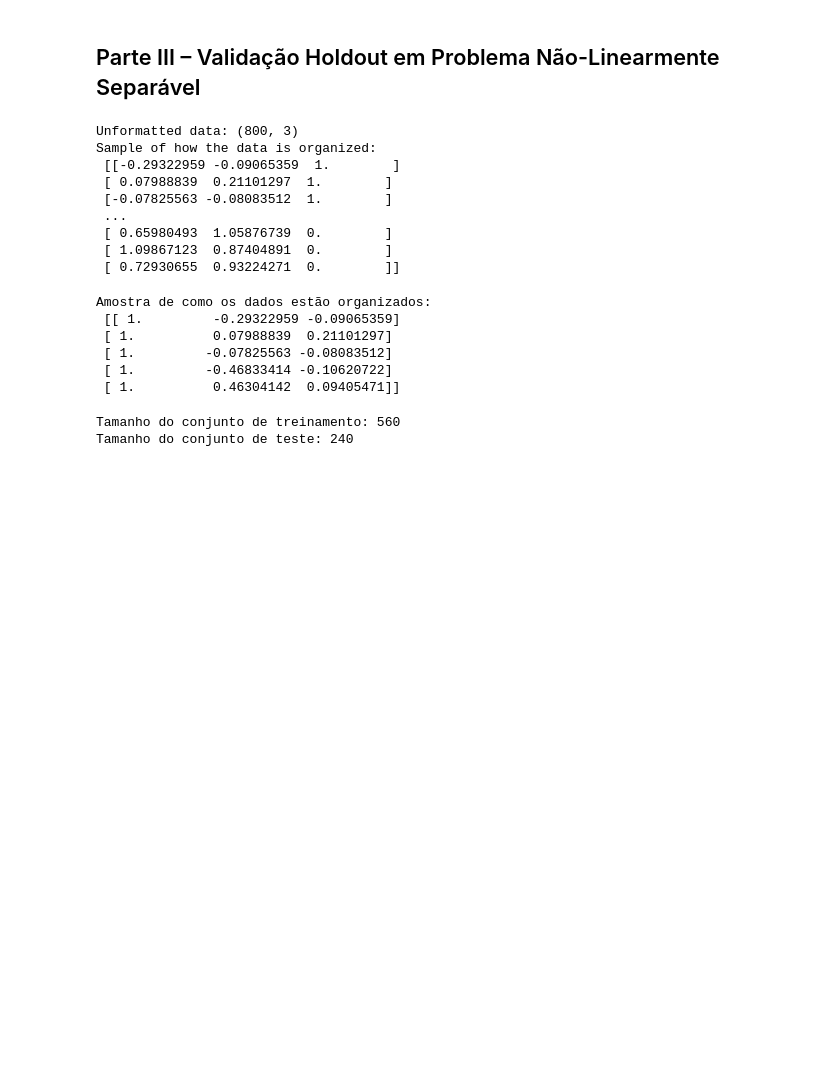
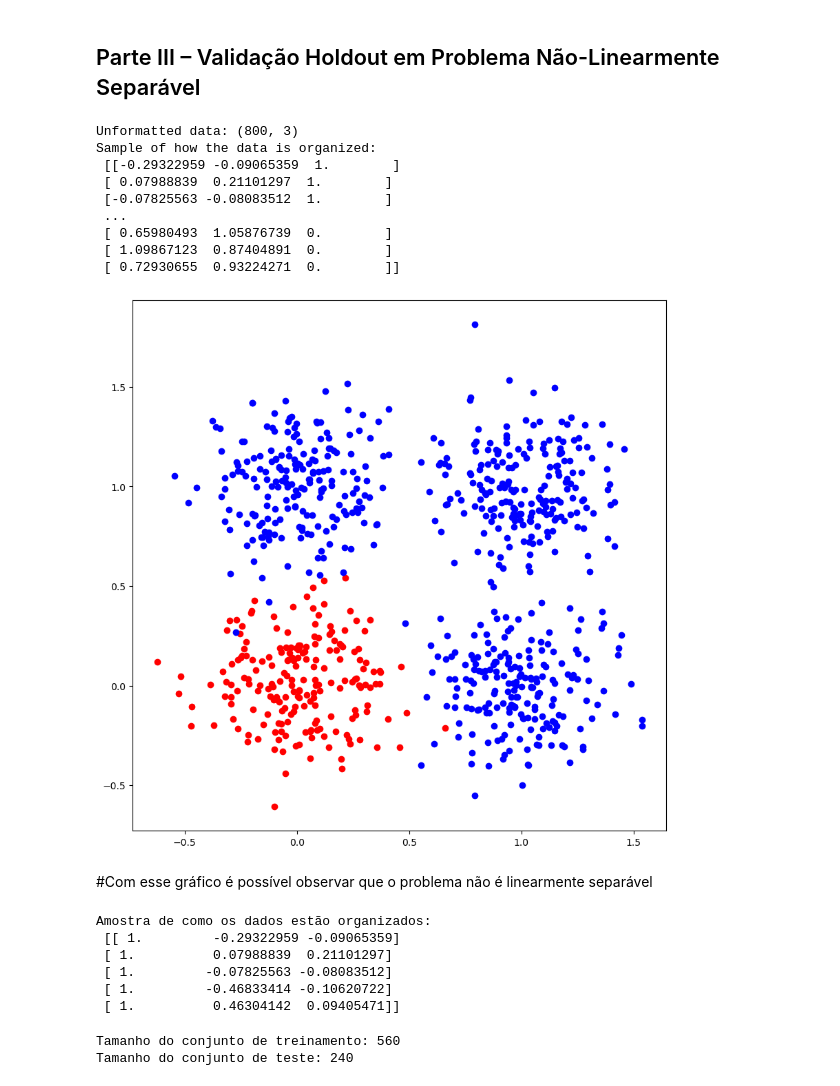
Before and after one commit to zeneto11/RNA-2024.1-PP2.1, a Jupyter notebook: code/perceptron.ipynb, the cells around one changed output. Saved outputs shown, nothing was run; the diff lists cells and outputs as text; code cells hidden in the pictures; blank space fills up the shorter version.

```diff
--- a/code/perceptron.ipynb
+++ b/code/perceptron.ipynb
@@ -31,7 +33,7 @@ def load_data(file_path):
 def step_function(net_input, theta=0.0):
     return 1 if net_input >= theta else 0
 
-def perceptron(w, X, y, eta=0.1):
+def perceptron(w, X, y, eta=0.1, max_epochs=None, shuffle_epoch=False):
     num_epochs = 0
     total_adjustments = 0
     converged = False
@@ -39,6 +41,12 @@ def perceptron(w, X, y, eta=0.1):
     while not converged: # treinar até a convergência
         num_epochs += 1
         adjustments = 0
+
+        if shuffle_epoch:
+            indices = np.arange(X.shape[0])
+            np.random.shuffle(indices)
+            X = X[indices]
+            y = y[indices]
 
         for i in range(X.shape[0]):
             net_input = np.dot(X[i], w)
@@ -50,7 +58,7 @@ def perceptron(w, X, y, eta=0.1):
                 adjustments += 1
                 total_adjustments += 1
 
-        if adjustments == 0:
+        if adjustments == 0 or (max_epochs is not None and num_epochs >= max_epochs):
             converged = True
 
     return total_adjustments, num_epochs, w
@@ -68,6 +76,24 @@ def holdout_split(X, y, split_ratio=0.7):
     y_train, y_test = y[train_indices], y[test_indices]
 
     return X_train, X_test, y_train, y_test
+
+def test_perceptron(w, X, y):
+    correct_predictions = 0
+    for i in range(X.shape[0]):
+        net_input = np.dot(X[i], w)
+        prediction = step_function(net_input)
+        if prediction == y[i]:
+            correct_predictions += 1
+    accuracy = correct_predictions / len(y)
+    return accuracy
+
+def predict(X, w):
+    predictions = []
+    for i in range(X.shape[0]):
+        net_input = np.dot(X[i], w)
+        prediction = step_function(net_input)
+        predictions.append(prediction)
+    return np.array(predictions)
 # %%
 file_path = '../data/dataAll.txt'
 
@@ -249,6 +275,24 @@ Sample of how the data is organized:
  [ 0.65980493  1.05876739  0.        ]
  [ 1.09867123  0.87404891  0.        ]
  [ 0.72930655  0.93224271  0.        ]]
+# %%
+fig, ax = plt.subplots(figsize=(10, 10))
+
+for i in range(len(formatted_data)):
+  x_plot = formatted_data[i][0]
+  if formatted_data[i][2] < 1:
+    y_blue = formatted_data[i][1]
+    plt.scatter(x_plot,y_blue, c='blue')
+  else:
+    y_red = formatted_data[i][1]
+    plt.scatter(x_plot, y_red, c='red')
+
+
+plt.show()
+# %% [output]
+[figure, added]
+# %% [markdown]
+#Com esse gráfico é possível observar que o problema não é linearmente separável
 # %%
 X = formatted_data[:, :2]  # atributos x1 e x2
 y = formatted_data[:, 2]   # rótulo yd
```
Also changed, not shown: parts of 8 cells of this notebook.
